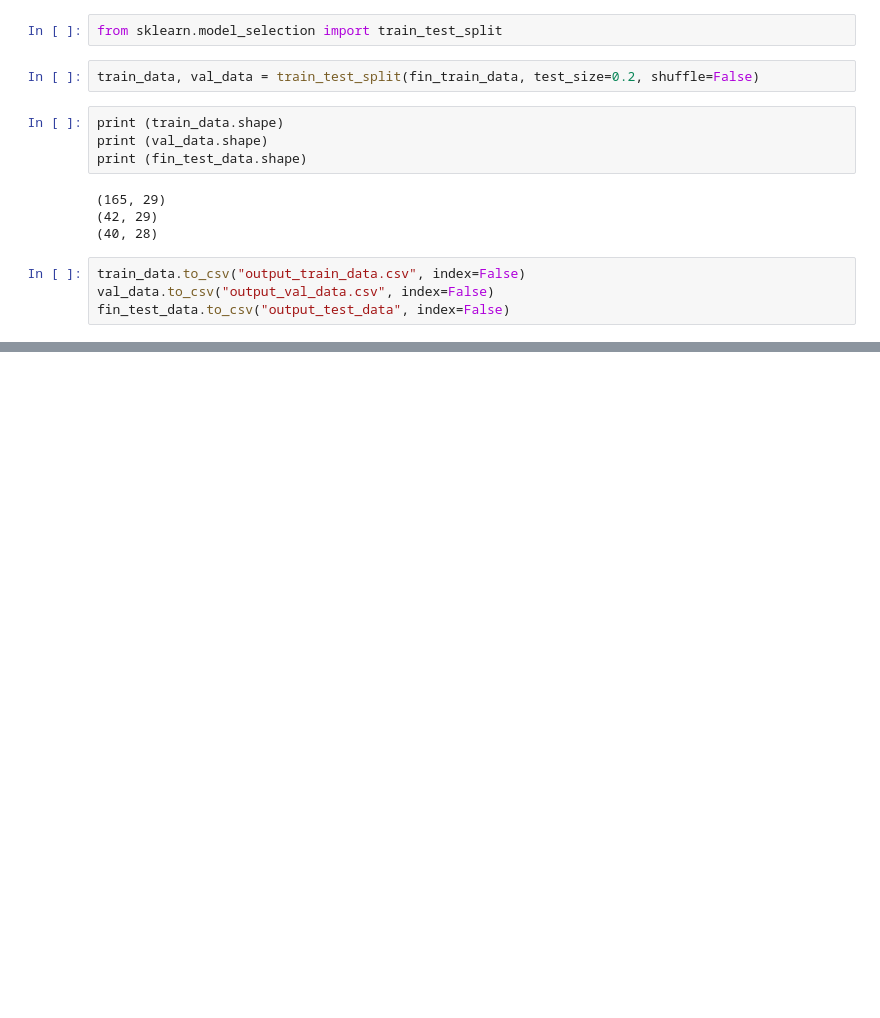
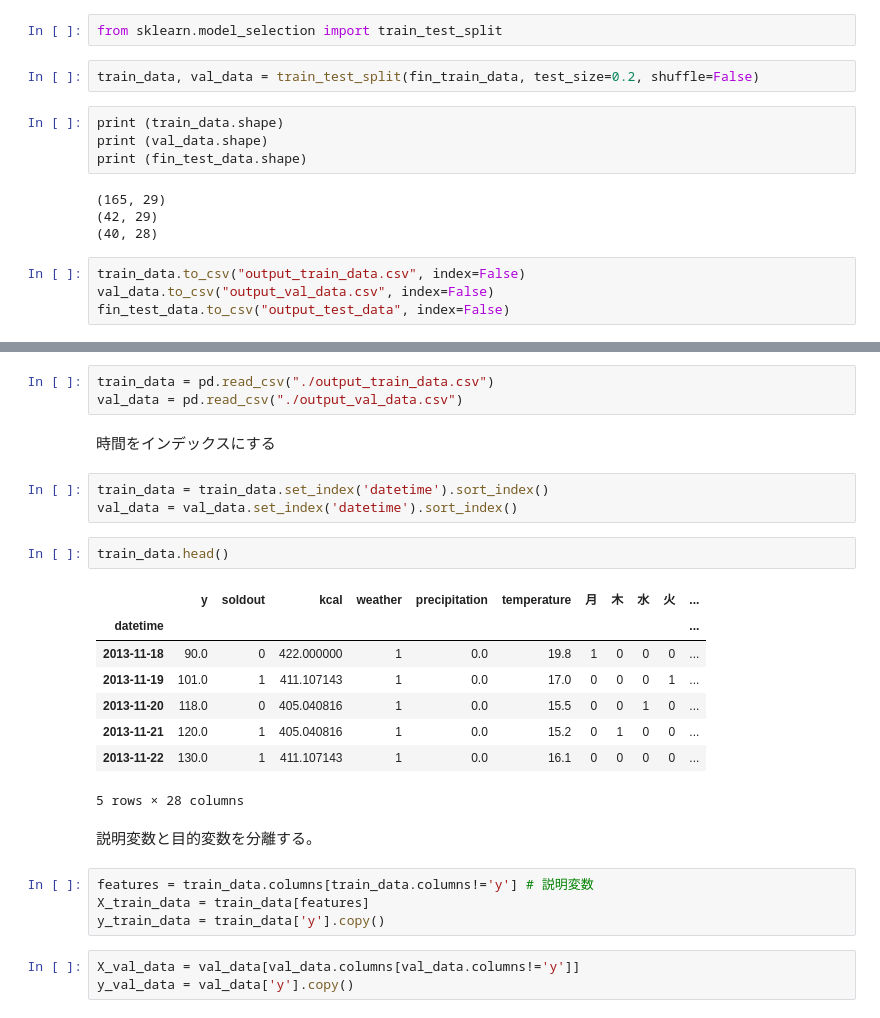
Before and after one commit to tooderapsn/signate-exercise-bento, a Jupyter notebook: workdir/make_feature.ipynb, the cells around one changed output, grey strips where cells are left out. Drawn from its saved outputs; the diff is of its cells as text; blank space fills up the shorter version.

```diff
--- a/workdir/make_feature.ipynb
+++ b/workdir/make_feature.ipynb
@@ -201,0 +211,28 @@ fin_test_data.to_csv("output_test_data", index=False)
+# %%
+train_data = pd.read_csv("./output_train_data.csv")
+val_data = pd.read_csv("./output_val_data.csv")
+# %% [markdown]
+時間をインデックスにする
+# %%
+train_data = train_data.set_index('datetime').sort_index()
+val_data = val_data.set_index('datetime').sort_index()
+# %%
+train_data.head()
+# %% [output]
+|  | y | soldout | kcal | weather | precipitation | temperature | 月 | 木 | 水 | 火 | ... |
+| datetime |  |  |  |  |  |  |  |  |  |  | ... |
+| 2013-11-18 | 90.0 | 0 | 422.000000 | 1 | 0.0 | 19.8 | 1 | 0 | 0 | 0 | ... |
+| 2013-11-19 | 101.0 | 1 | 411.107143 | 1 | 0.0 | 17.0 | 0 | 0 | 0 | 1 | ... |
+| 2013-11-20 | 118.0 | 0 | 405.040816 | 1 | 0.0 | 15.5 | 0 | 0 | 1 | 0 | ... |
+| 2013-11-21 | 120.0 | 1 | 405.040816 | 1 | 0.0 | 15.2 | 0 | 1 | 0 | 0 | ... |
+| 2013-11-22 | 130.0 | 1 | 411.107143 | 1 | 0.0 | 16.1 | 0 | 0 | 0 | 0 | ... |
+5 rows × 28 columns
+# %% [markdown]
+説明変数と目的変数を分離する。
+# %%
+features = train_data.columns[train_data.columns!='y'] # 説明変数
+X_train_data = train_data[features]
+y_train_data = train_data['y'].copy()
+# %%
+X_val_data = val_data[val_data.columns[val_data.columns!='y']]
+y_val_data = val_data['y'].copy()
```
Also changed, not shown: parts of 17 cells of this notebook.
